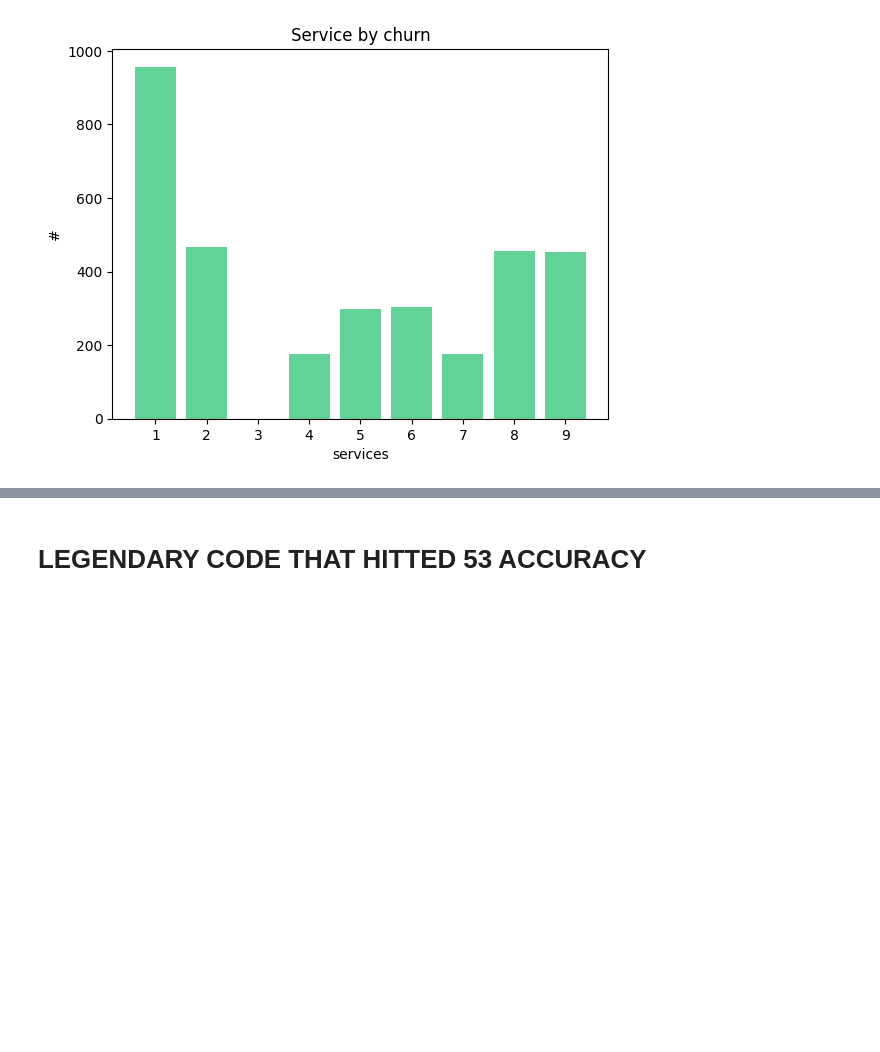
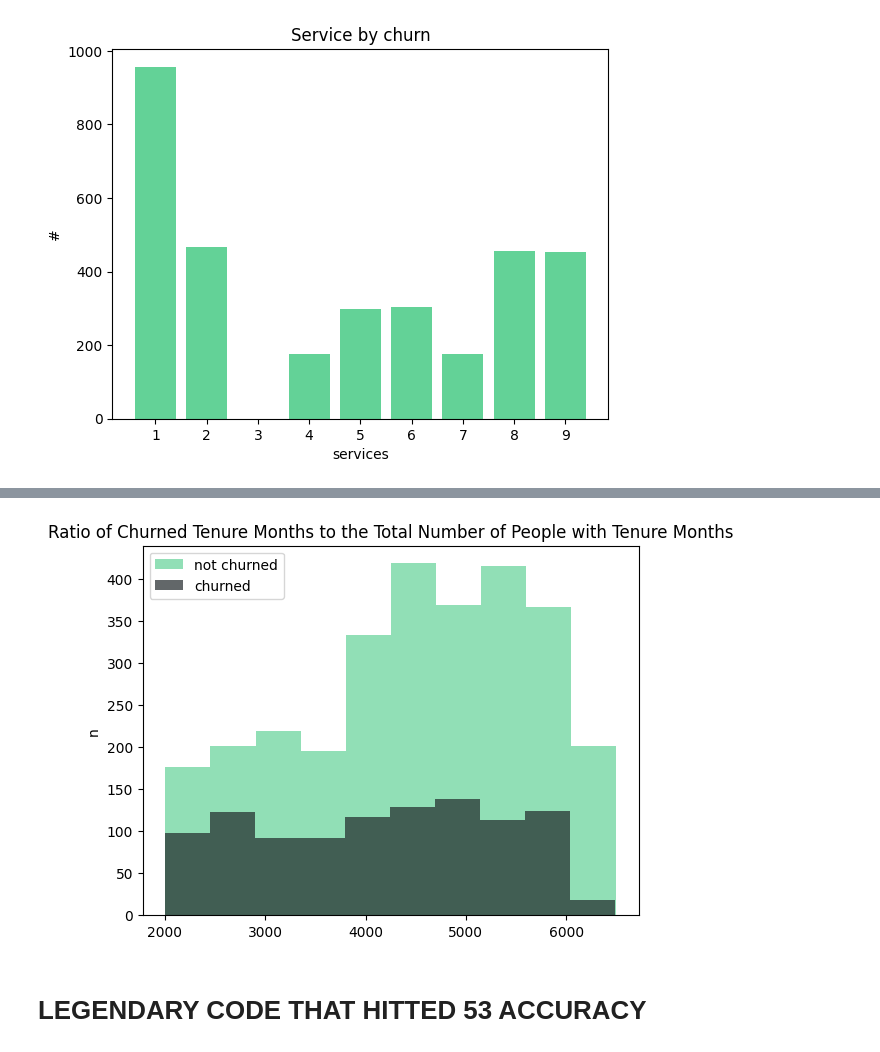
Before and after one commit to GeeK1224/cau_ml_project, a Jupyter notebook: cau_ml_project.ipynb, the cells around one changed output, grey strips where cells are left out. Cells and saved outputs as stored; diff of their text form; code cells hidden in the pictures; blank space fills up the shorter version.

```diff
--- a/cau_ml_project.ipynb
+++ b/cau_ml_project.ipynb
@@ -383,0 +422,13 @@ for column in train_data.columns[14:-8]:
+# %%
+# CLTV [numeric]
+cltv_churn = train_data[train_data["Churn Value"] == 1]['CLTV']
+cltv_not_churn = train_data[train_data["Churn Value"] == 0]['CLTV']
+# %%
+plt.hist(cltv_not_churn, label='not churned', alpha=0.7, color=hex_green)
+plt.hist(cltv_churn, label='churned', alpha=0.7, color=hex_black)
+plt.title('Ratio of Churned Tenure Months to the Total Number of People with Tenure Months')
+plt.ylabel('n')
+plt.legend()
+plt.show()
+# %% [output]
+[figure, added]
```
Also changed, not shown: parts of 8 cells of this notebook.
